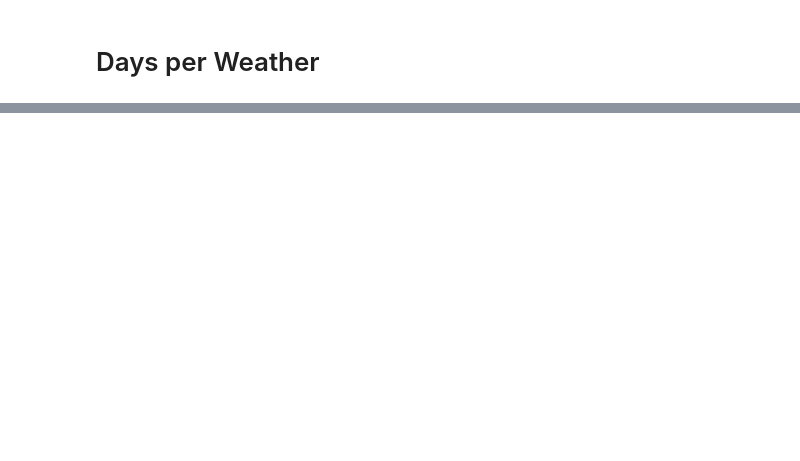
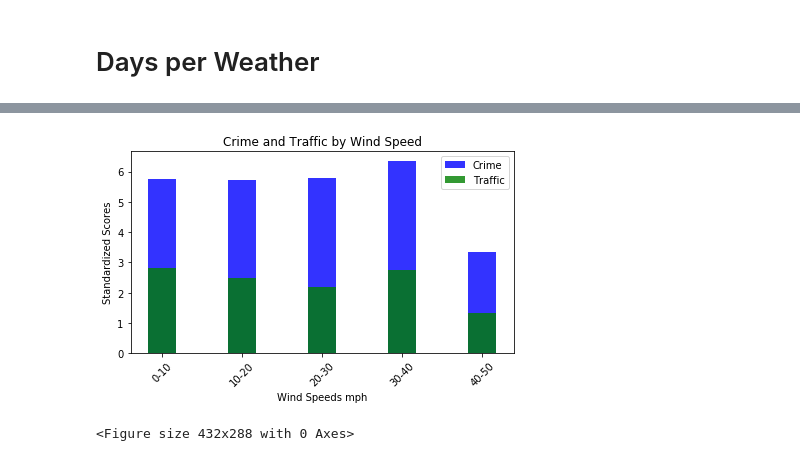
Before and after one commit to chamb-ferly/python_g_project, a Jupyter notebook: CR_crime_weather.ipynb, the cells around one changed output, grey strips where cells are left out. Cells and saved outputs as stored; diff of their text form; code cells hidden in the pictures; blank space fills up the shorter version.

```diff
--- a/CR_crime_weather.ipynb
+++ b/CR_crime_weather.ipynb
@@ -227,0 +327,43 @@ AttributeError: module 'pandas' has no attribute 'to_dates'
+# %%
+#set new index to Wind Range
+is_crime = is_crime.set_index('Wind Range')
+weather = weather.set_index('Wind Range')
+is_traffic = is_traffic.set_index('Wind Range')
+# %%
+#set variables and standardize data
+Cwind_Count = is_crime.groupby('Wind Range').count()
+Wwind_Count = weather.groupby('Wind Range').count()
+Cwind_stand = Cwind_Count['Temp'] / Wwind_Count['Temp']
+
+Twind_Count = is_traffic.groupby('Wind Range').count()
+Twind_stand = Twind_Count['Temp'] / Wwind_Count['Temp']
+# %%
+#bar chart crime and traffic by wind
+fig, ax = plt.subplots()
+bar_width = 0.35
+opacity = 0.8
+
+crime = plt.bar(Cwind_stand.index, Cwind_stand, bar_width,
+alpha=opacity,
+color='b',
+label='Crime')
+
+traffic = plt.bar(Twind_stand.index, Twind_stand, bar_width,
+alpha=opacity,
+color='g',
+label='Traffic')
+
+plt.xlabel('Wind Speeds mph')
+plt.ylabel('Standardized Scores')
+plt.title('Crime and Traffic by Wind Speed')
+plt.xticks(rotation = '45')
+plt.legend()
+
+plt.tight_layout()
+plt.show()
+
+#save fig to png
+plt.savefig("crime and traffic wind.png")
+# %% [output]
+[figure, added]
+<Figure size 432x288 with 0 Axes>
```
Also changed, not shown: parts of 22 cells of this notebook, 1 other file.
